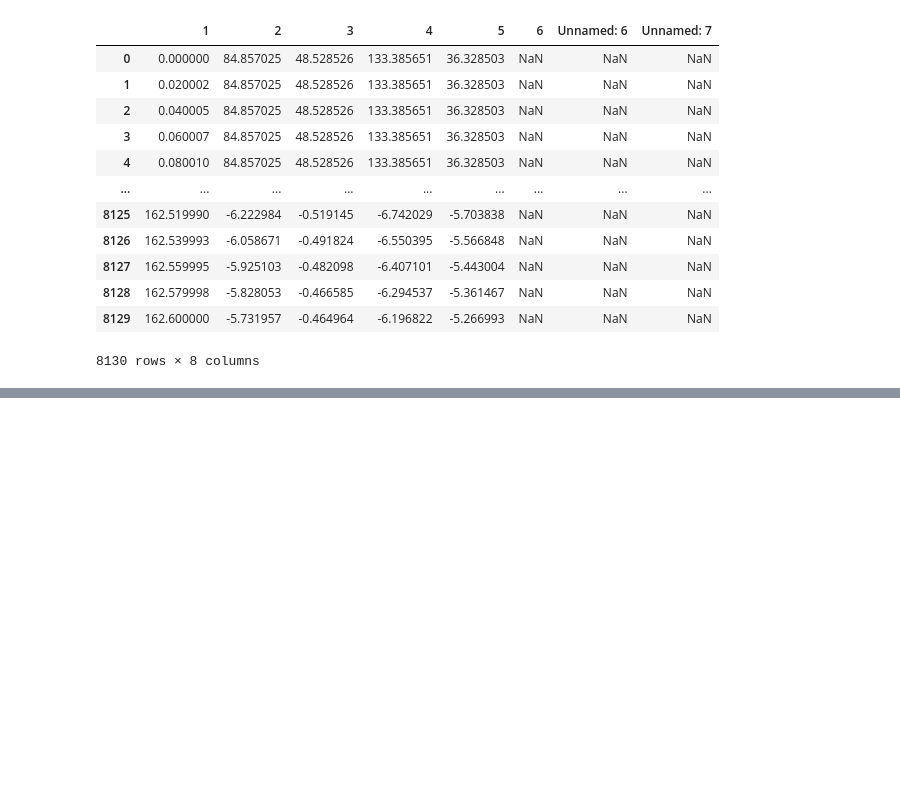
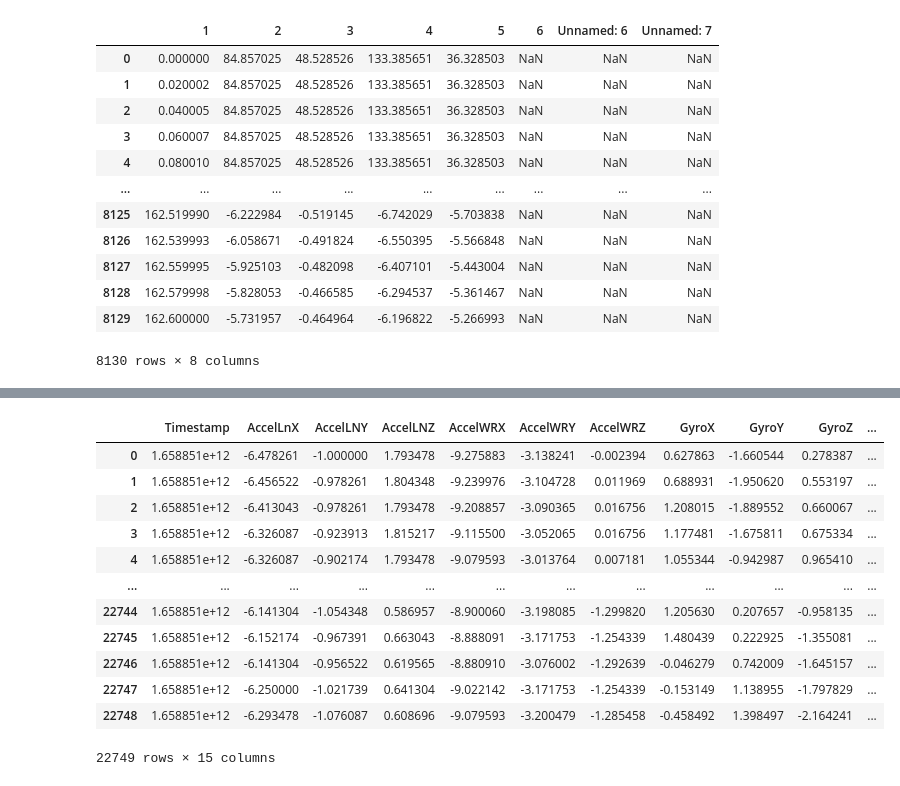
Before and after one commit to VirajJaneja/FNIRSMotionArtifacts, a Jupyter notebook: Motion Artifact Identification.ipynb, the cells around one changed output, grey strips where cells are left out. Drawn from its saved outputs; the diff is of its cells as text; code cells hidden in the pictures; blank space fills up the shorter version.

```diff
--- a/Motion Artifact Identification.ipynb
+++ b/Motion Artifact Identification.ipynb
@@ -516,0 +576,22 @@ Trial2Ox
+# %%
+# Trial2ConWT['Timestamp'] = Trial1ConWT['Timestamp']/1000
+# Trial2ConWT.set_index('Timestamp', inplace = True)
+# Trial2OxWT.set_index('1', inplace = True)
+
+
+
+Trial2ConWT
+# %% [output]
+|  | Timestamp | AccelLnX | AccelLNY | AccelLNZ | AccelWRX | AccelWRY | AccelWRZ | GyroX | GyroY | GyroZ | ... |
+| 0 | 1.658851e+12 | -6.478261 | -1.000000 | 1.793478 | -9.275883 | -3.138241 | -0.002394 | 0.627863 | -1.660544 | 0.278387 | ... |
+| 1 | 1.658851e+12 | -6.456522 | -0.978261 | 1.804348 | -9.239976 | -3.104728 | 0.011969 | 0.688931 | -1.950620 | 0.553197 | ... |
+| 2 | 1.658851e+12 | -6.413043 | -0.978261 | 1.793478 | -9.208857 | -3.090365 | 0.016756 | 1.208015 | -1.889552 | 0.660067 | ... |
+| 3 | 1.658851e+12 | -6.326087 | -0.923913 | 1.815217 | -9.115500 | -3.052065 | 0.016756 | 1.177481 | -1.675811 | 0.675334 | ... |
+| 4 | 1.658851e+12 | -6.326087 | -0.902174 | 1.793478 | -9.079593 | -3.013764 | 0.007181 | 1.055344 | -0.942987 | 0.965410 | ... |
+| ... | ... | ... | ... | ... | ... | ... | ... | ... | ... | ... | ... |
+| 22744 | 1.658851e+12 | -6.141304 | -1.054348 | 0.586957 | -8.900060 | -3.198085 | -1.299820 | 1.205630 | 0.207657 | -0.958135 | ... |
+| 22745 | 1.658851e+12 | -6.152174 | -0.967391 | 0.663043 | -8.888091 | -3.171753 | -1.254339 | 1.480439 | 0.222925 | -1.355081 | ... |
+| 22746 | 1.658851e+12 | -6.141304 | -0.956522 | 0.619565 | -8.880910 | -3.076002 | -1.292639 | -0.046279 | 0.742009 | -1.645157 | ... |
+| 22747 | 1.658851e+12 | -6.250000 | -1.021739 | 0.641304 | -9.022142 | -3.171753 | -1.254339 | -0.153149 | 1.138955 | -1.797829 | ... |
+| 22748 | 1.658851e+12 | -6.293478 | -1.076087 | 0.608696 | -9.079593 | -3.200479 | -1.285458 | -0.458492 | 1.398497 | -2.164241 | ... |
+22749 rows × 15 columns
```
Also changed, not shown: parts of 17 cells of this notebook.
